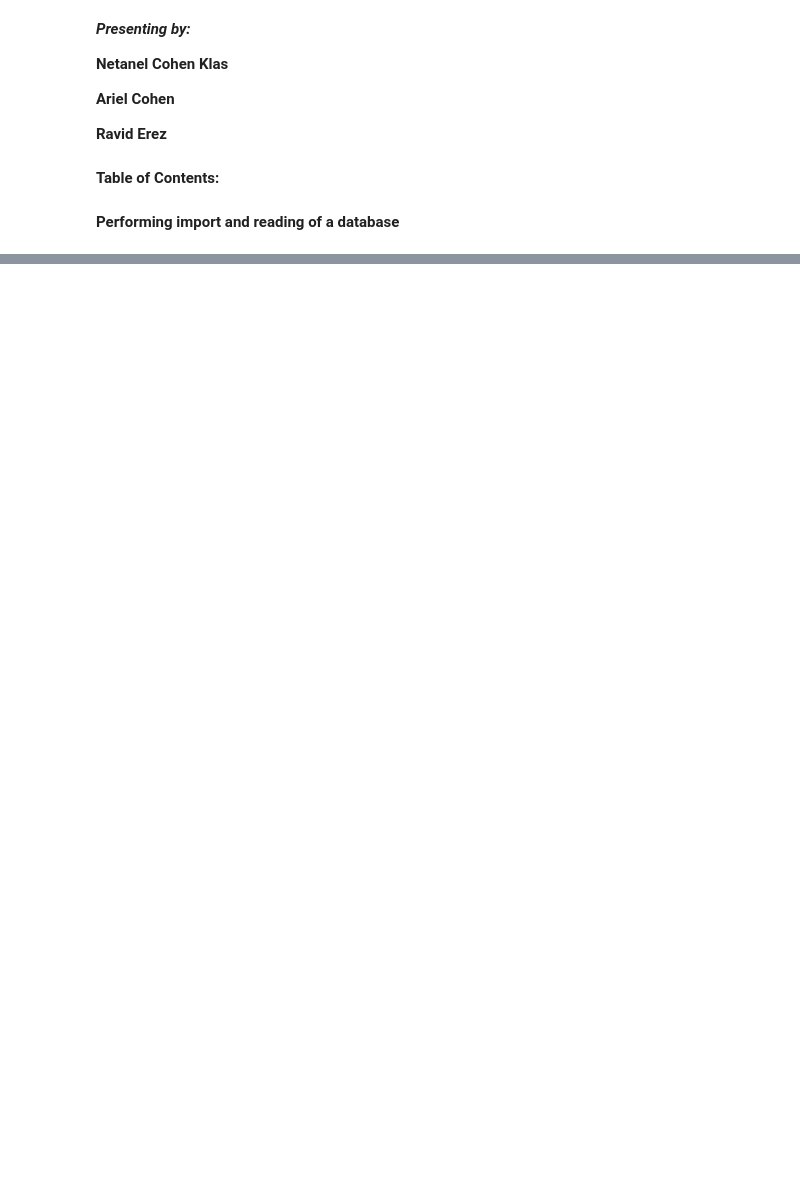
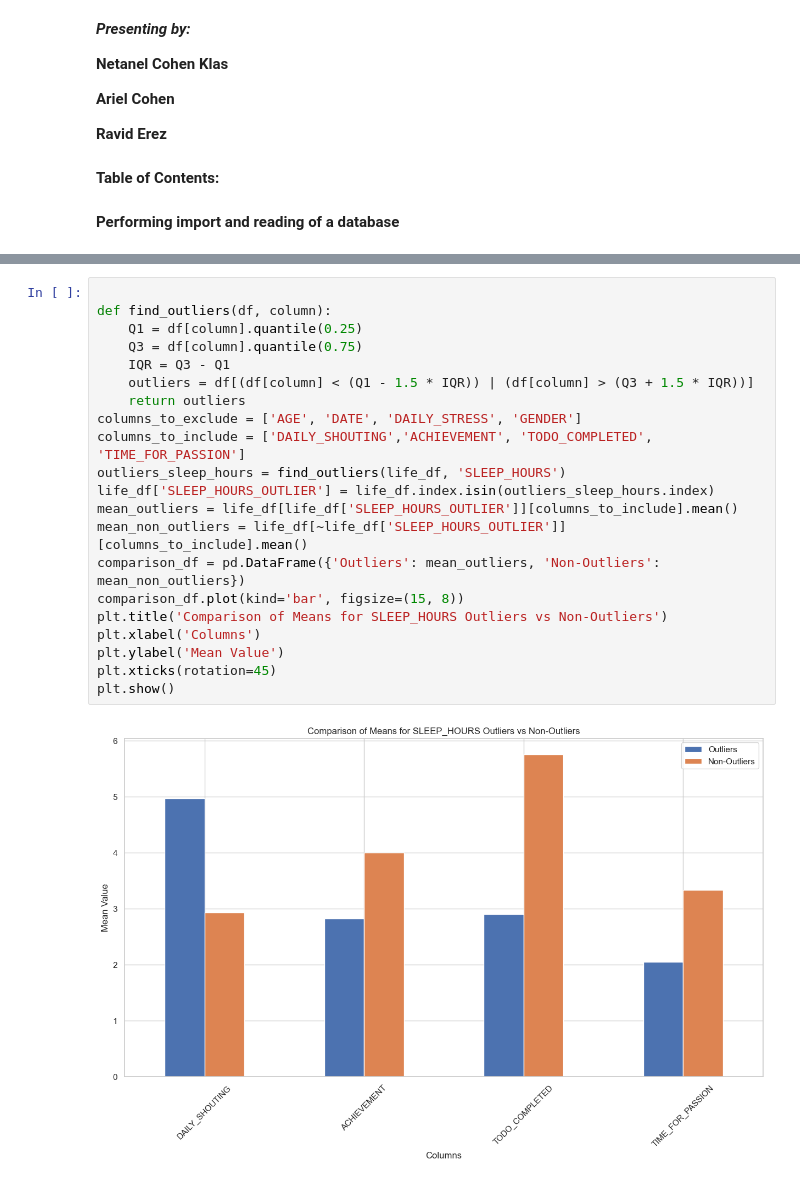
Before and after one commit to ariel7525/Wellbeing_and_lifestyle_data_Kaggle, a Jupyter notebook: my_project.ipynb, the cells around one changed output, grey strips where cells are left out. Drawn from its saved outputs; the diff is of its cells as text; blank space fills up the shorter version.

```diff
--- a/my_project.ipynb
+++ b/my_project.ipynb
@@ -197,0 +191,23 @@ plt.show()
+# %%
+
+def find_outliers(df, column):
+    Q1 = df[column].quantile(0.25)
+    Q3 = df[column].quantile(0.75)
+    IQR = Q3 - Q1
+    outliers = df[(df[column] < (Q1 - 1.5 * IQR)) | (df[column] > (Q3 + 1.5 * IQR))]
+    return outliers
+columns_to_exclude = ['AGE', 'DATE', 'DAILY_STRESS', 'GENDER']
+columns_to_include = ['DAILY_SHOUTING','ACHIEVEMENT', 'TODO_COMPLETED', 'TIME_FOR_PASSION']
+outliers_sleep_hours = find_outliers(life_df, 'SLEEP_HOURS')
+life_df['SLEEP_HOURS_OUTLIER'] = life_df.index.isin(outliers_sleep_hours.index)
+mean_outliers = life_df[life_df['SLEEP_HOURS_OUTLIER']][columns_to_include].mean()
+mean_non_outliers = life_df[~life_df['SLEEP_HOURS_OUTLIER']][columns_to_include].mean()
+comparison_df = pd.DataFrame({'Outliers': mean_outliers, 'Non-Outliers': mean_non_outliers})
+comparison_df.plot(kind='bar', figsize=(15, 8))
+plt.title('Comparison of Means for SLEEP_HOURS Outliers vs Non-Outliers')
+plt.xlabel('Columns')
+plt.ylabel('Mean Value')
+plt.xticks(rotation=45)
+plt.show()
+# %% [output]
+[figure, added]
```
Also changed, not shown: parts of 63 cells of this notebook.
